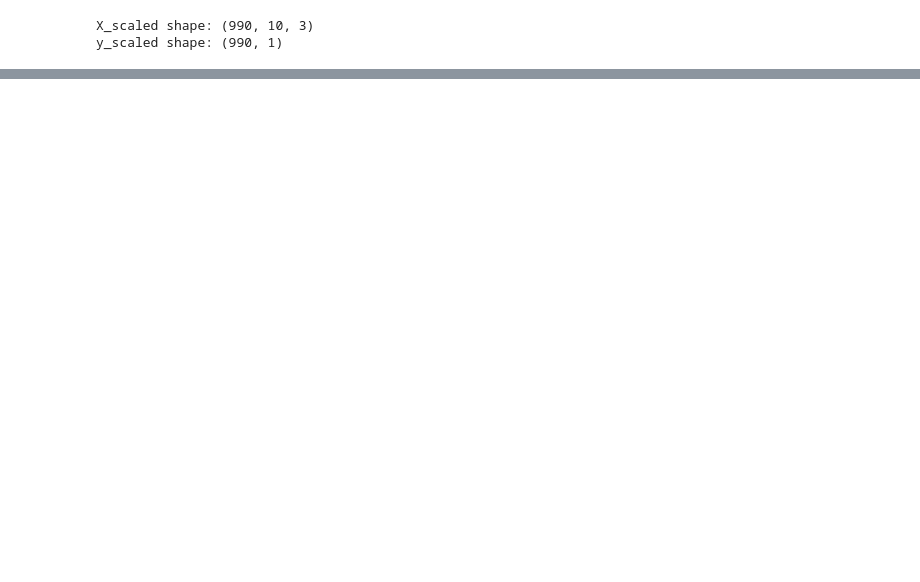
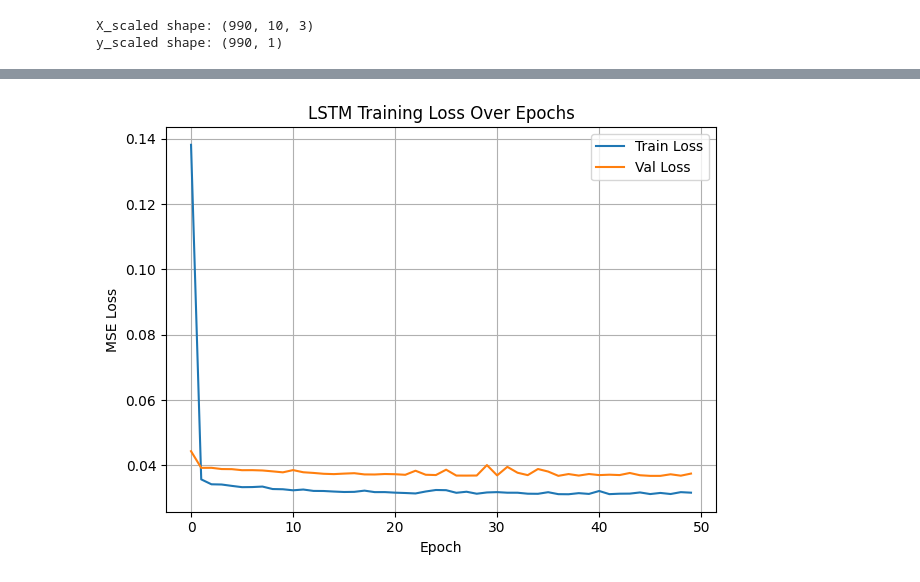
Before and after one commit to vijaivimu/TimeSeriesAnalysis, a Jupyter notebook: src/LSTM.ipynb, the cells around one changed output, grey strips where cells are left out. Cells and saved outputs as stored; diff of their text form; code cells hidden in the pictures; blank space fills up the shorter version.

```diff
--- a/src/LSTM.ipynb
+++ b/src/LSTM.ipynb
@@ -75,0 +96,12 @@ y_scaled shape: (990, 1)
+# %%
+# Determine split index
+split_index = int(0.8 * len(X_scaled))
+
+# Split X and y
+X_train, X_test = X_scaled[:split_index], X_scaled[split_index:]
+y_train, y_test = y_scaled[:split_index], y_scaled[split_index:]
+
+print(f"X_train shape: {X_train.shape}")
+print(f"X_test shape: {X_test.shape}")
+print(f"y_train shape: {y_train.shape}")
+print(f"y_test shape: {y_test.shape}")
@@ -75,0 +113,13 @@ y_scaled shape: (990, 1)
+# %%
+from tensorflow.keras.models import Sequential
+from tensorflow.keras.layers import LSTM, Dense
+
+window_size = 10
+# Define the model
+model = Sequential()
+model.add(LSTM(64, activation='tanh', input_shape=(window_size, X_train.shape[2])))
+model.add(Dense(1))  # Predicting single output (next energy consumption)
+
+# Compile the model
+model.compile(optimizer='adam', loss='mse')
+model.summary()
@@ -75,0 +146,8 @@ y_scaled shape: (990, 1)
+# %%
+history = model.fit(
+    X_train, y_train,
+    epochs=50,
+    batch_size=32,
+    validation_split=0.1,
+    verbose=1
+)
@@ -75,0 +172,14 @@ y_scaled shape: (990, 1)
+# %%
+import matplotlib.pyplot as plt
+
+plt.plot(history.history['loss'], label='Train Loss')
+plt.plot(history.history['val_loss'], label='Val Loss')
+plt.title('LSTM Training Loss Over Epochs')
+plt.xlabel('Epoch')
+plt.ylabel('MSE Loss')
+plt.legend()
+plt.grid(True)
+plt.tight_layout()
+plt.show()
+# %% [output]
+[figure, added]
```
Also changed, not shown: parts of 11 cells of this notebook, 4 other files.
